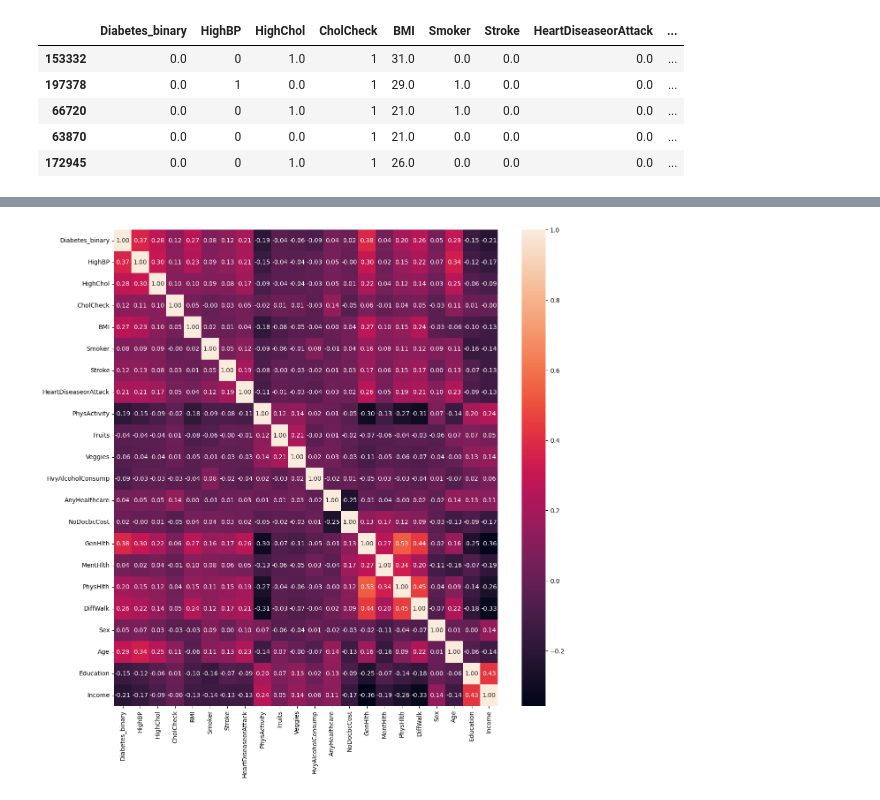
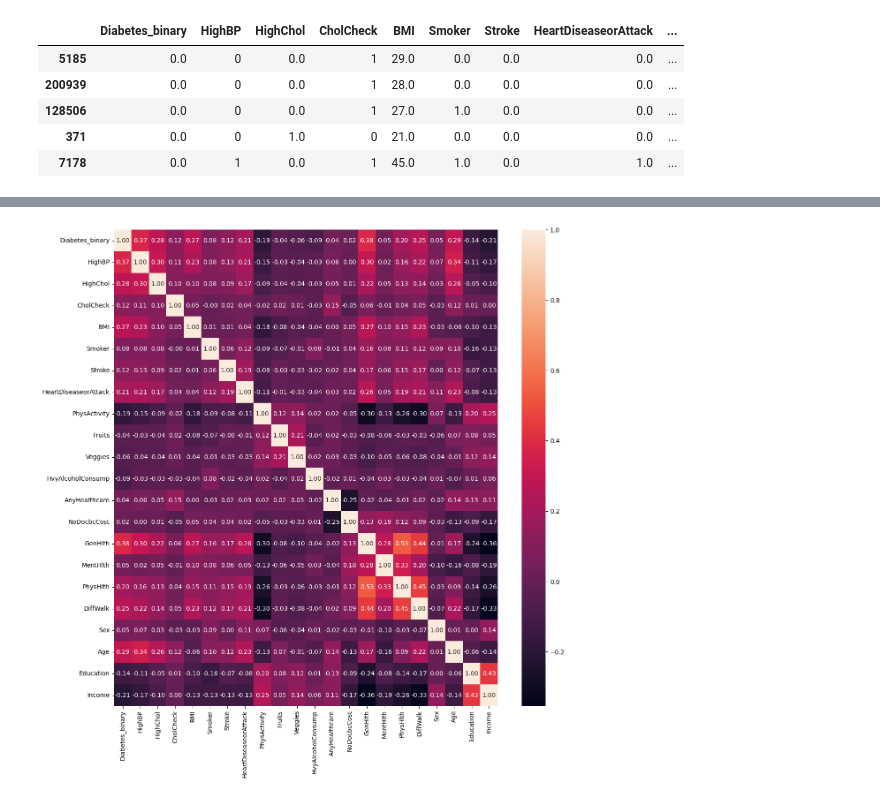
Before and after one commit to tarikibrahimovic/Diabetes-Prediction, a Jupyter notebook: Project.ipynb, the cells around one changed output, grey strips where cells are left out. Saved outputs shown, nothing was run; the diff lists cells and outputs as text; code cells hidden in the pictures.

```diff
--- a/Project.ipynb
+++ b/Project.ipynb
@@ -1,41 +1,38 @@
 # %%
 import pandas as pd
 from sklearn.model_selection import train_test_split
 from sklearn.preprocessing import StandardScaler
 from sklearn.linear_model import LogisticRegression
-from sklearn.metrics import accuracy_score
+from sklearn.metrics import accuracy_score, recall_score, precision_score, f1_score, roc_curve, auc, confusion_matrix
 import matplotlib.pyplot as plt
 import numpy as np
 import seaborn as sns
 
 pd.set_option('display.max_columns', None)
 pd.set_option('display.max_rows', None)
 
 df = pd.read_csv('dataset/diabetes.csv')
 
 class_0 = df[df.Diabetes_binary == 0]
 class_1 = df[df.Diabetes_binary == 1]
 
-class_0_downsampled = class_0.sample(len(class_1))
+class_0_downsampled = class_0.sample(len(class_1), random_state=42)
 
 balanced_df = pd.concat([class_0_downsampled, class_1], axis=0)
 
 X = balanced_df.drop("Diabetes_binary", axis=1)
 y = balanced_df["Diabetes_binary"]
 
-scaler = StandardScaler()
-X_scaled = scaler.fit_transform(X)
-
 X_train, X_test, y_train, y_test = train_test_split(X, y, test_size=0.2, random_state=42)
 
 balanced_df.head()
 # %% [output]
 |  | Diabetes_binary | HighBP | HighChol | CholCheck | BMI | Smoker | Stroke | HeartDiseaseorAttack | ... |
-| 153332 | 0.0 | 0 | 1.0 | 1 | 31.0 | 0.0 | 0.0 | 0.0 | ... |
-| 197378 | 0.0 | 1 | 0.0 | 1 | 29.0 | 1.0 | 0.0 | 0.0 | ... |
-| 66720 | 0.0 | 0 | 1.0 | 1 | 21.0 | 1.0 | 0.0 | 0.0 | ... |
-| 63870 | 0.0 | 0 | 0.0 | 1 | 21.0 | 0.0 | 0.0 | 0.0 | ... |
-| 172945 | 0.0 | 0 | 1.0 | 1 | 26.0 | 0.0 | 0.0 | 0.0 | ... |
+| 5185 | 0.0 | 0 | 0.0 | 1 | 29.0 | 0.0 | 0.0 | 0.0 | ... |
+| 200939 | 0.0 | 0 | 0.0 | 1 | 28.0 | 0.0 | 0.0 | 0.0 | ... |
+| 128506 | 0.0 | 0 | 0.0 | 1 | 27.0 | 1.0 | 0.0 | 0.0 | ... |
+| 371 | 0.0 | 0 | 1.0 | 0 | 21.0 | 0.0 | 0.0 | 0.0 | ... |
+| 7178 | 0.0 | 1 | 0.0 | 1 | 45.0 | 1.0 | 0.0 | 1.0 | ... |
 # %%
 import seaborn as sns
 import matplotlib.pyplot as plt
```
Also changed, not shown: parts of 10 cells of this notebook, 6 other files.
